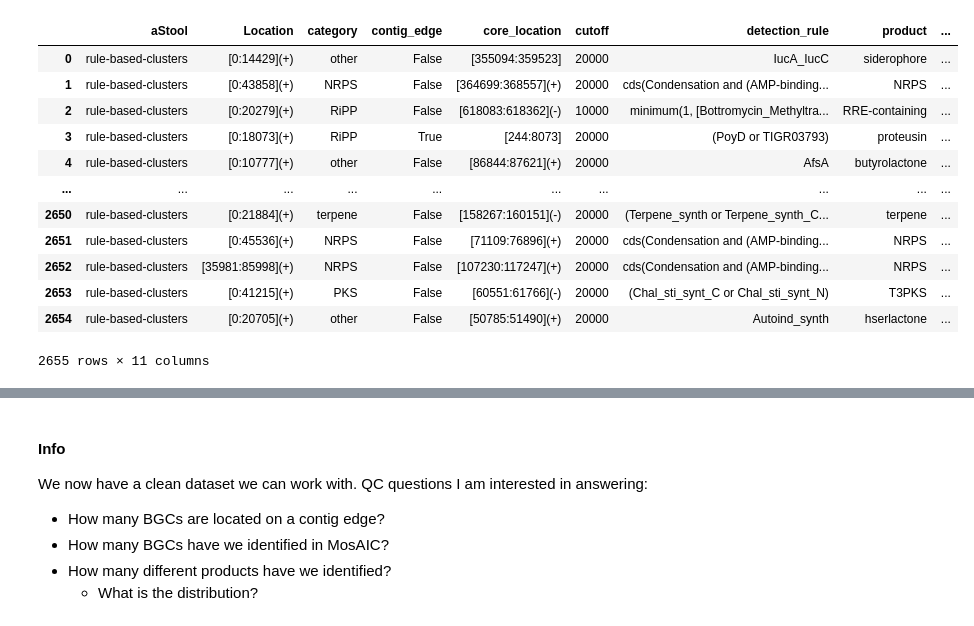
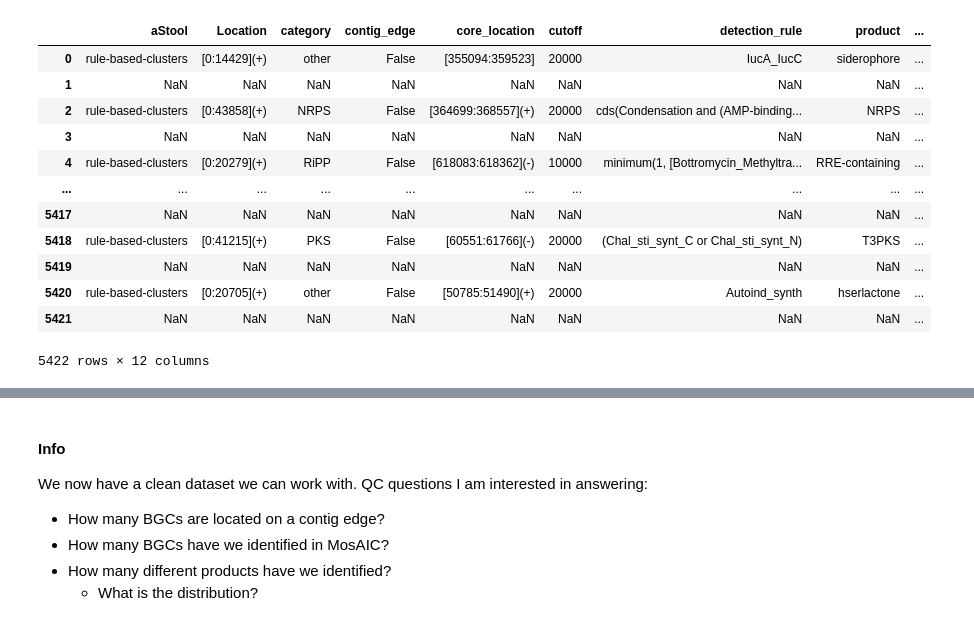
Before and after one commit to aidanfoo96/MosAIC_BGC, a Jupyter notebook: 01_QC_Metrics_antiSMASH_GBK.ipynb, the cells around one changed output, grey strips where cells are left out. Saved outputs shown, nothing was run; the diff lists cells and outputs as text; code cells hidden in the pictures.

```diff
--- a/01_QC_Metrics_antiSMASH_GBK.ipynb
+++ b/01_QC_Metrics_antiSMASH_GBK.ipynb
@@ -31,41 +31,47 @@ for filename in os.listdir(directory):
     # check if region in the filename - ignores full gbk files in the directory
     if "region" in filename:
 
         # initialise records for the current file
         records = []
 
         for record in SeqIO.parse(filepath, "genbank"):
             for feature in record.features:
                 if feature.type in ["protocluster"]:
                     feature_info = {
                         "aStool": feature.qualifiers.get("aStool", "Unknown")[0],
                         "Location": str(feature.location),
                         "category": feature.qualifiers.get("category", "Unknown")[0],
                         "contig_edge": feature.qualifiers.get("contig_edge", "Unknown")[0],
                         "core_location": feature.qualifiers.get("core_location", "Unknown")[0],
                         "cutoff": feature.qualifiers.get("cutoff", "Unknown")[0],
                         "detection_rule": feature.qualifiers.get("detection_rule", "Unknown")[0],
                         "product": feature.qualifiers.get("product", "Unknown")[0],
                         "protocluster_number": feature.qualifiers.get("protocluster_number", "Unknown")[0],
                         "tool": feature.qualifiers.get("tool", "Unknown")[0],
                         "filename": filename,
                     }
+                elif feature.type in ["cand_cluster"]:
+                    feature_kind = {
+                        "kind": feature.qualifiers.get("kind", "Unknown")[0],
+                        "filename": filename,
+                    }
                     records.append(feature_info)
+                    records.append(feature_kind)
         all_records.extend(records)
 
 antismash_df = pd.DataFrame(all_records)
 antismash_df
 # %% [output]
 |  | aStool | Location | category | contig_edge | core_location | cutoff | detection_rule | product | ... |
 | 0 | rule-based-clusters | [0:14429](+) | other | False | [355094:359523] | 20000 | IucA_IucC | siderophore | ... |
-| 1 | rule-based-clusters | [0:43858](+) | NRPS | False | [364699:368557](+) | 20000 | cds(Condensation and (AMP-binding... | NRPS | ... |
-| 2 | rule-based-clusters | [0:20279](+) | RiPP | False | [618083:618362](-) | 10000 | minimum(1, [Bottromycin_Methyltra... | RRE-containing | ... |
-| 3 | rule-based-clusters | [0:18073](+) | RiPP | True | [244:8073] | 20000 | (PoyD or TIGR03793) | proteusin | ... |
-| 4 | rule-based-clusters | [0:10777](+) | other | False | [86844:87621](+) | 20000 | AfsA | butyrolactone | ... |
+| 1 | NaN | NaN | NaN | NaN | NaN | NaN | NaN | NaN | ... |
+| 2 | rule-based-clusters | [0:43858](+) | NRPS | False | [364699:368557](+) | 20000 | cds(Condensation and (AMP-binding... | NRPS | ... |
+| 3 | NaN | NaN | NaN | NaN | NaN | NaN | NaN | NaN | ... |
+| 4 | rule-based-clusters | [0:20279](+) | RiPP | False | [618083:618362](-) | 10000 | minimum(1, [Bottromycin_Methyltra... | RRE-containing | ... |
 | ... | ... | ... | ... | ... | ... | ... | ... | ... | ... |
-| 2650 | rule-based-clusters | [0:21884](+) | terpene | False | [158267:160151](-) | 20000 | (Terpene_synth or Terpene_synth_C... | terpene | ... |
-| 2651 | rule-based-clusters | [0:45536](+) | NRPS | False | [71109:76896](+) | 20000 | cds(Condensation and (AMP-binding... | NRPS | ... |
-| 2652 | rule-based-clusters | [35981:85998](+) | NRPS | False | [107230:117247](+) | 20000 | cds(Condensation and (AMP-binding... | NRPS | ... |
-| 2653 | rule-based-clusters | [0:41215](+) | PKS | False | [60551:61766](-) | 20000 | (Chal_sti_synt_C or Chal_sti_synt_N) | T3PKS | ... |
-| 2654 | rule-based-clusters | [0:20705](+) | other | False | [50785:51490](+) | 20000 | Autoind_synth | hserlactone | ... |
+| 5417 | NaN | NaN | NaN | NaN | NaN | NaN | NaN | NaN | ... |
+| 5418 | rule-based-clusters | [0:41215](+) | PKS | False | [60551:61766](-) | 20000 | (Chal_sti_synt_C or Chal_sti_synt_N) | T3PKS | ... |
+| 5419 | NaN | NaN | NaN | NaN | NaN | NaN | NaN | NaN | ... |
+| 5420 | rule-based-clusters | [0:20705](+) | other | False | [50785:51490](+) | 20000 | Autoind_synth | hserlactone | ... |
+| 5421 | NaN | NaN | NaN | NaN | NaN | NaN | NaN | NaN | ... |
-2655 rows × 11 columns
+5422 rows × 12 columns
```
Also changed, not shown: parts of 10 cells of this notebook.
